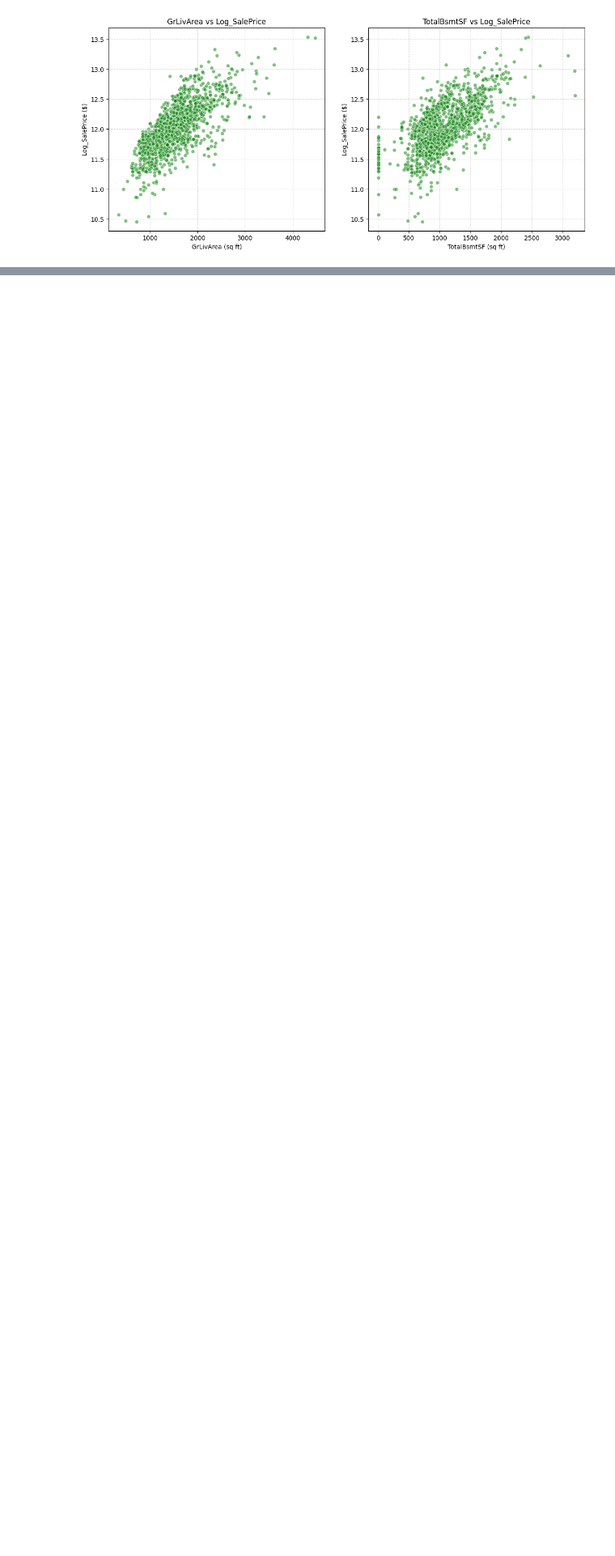
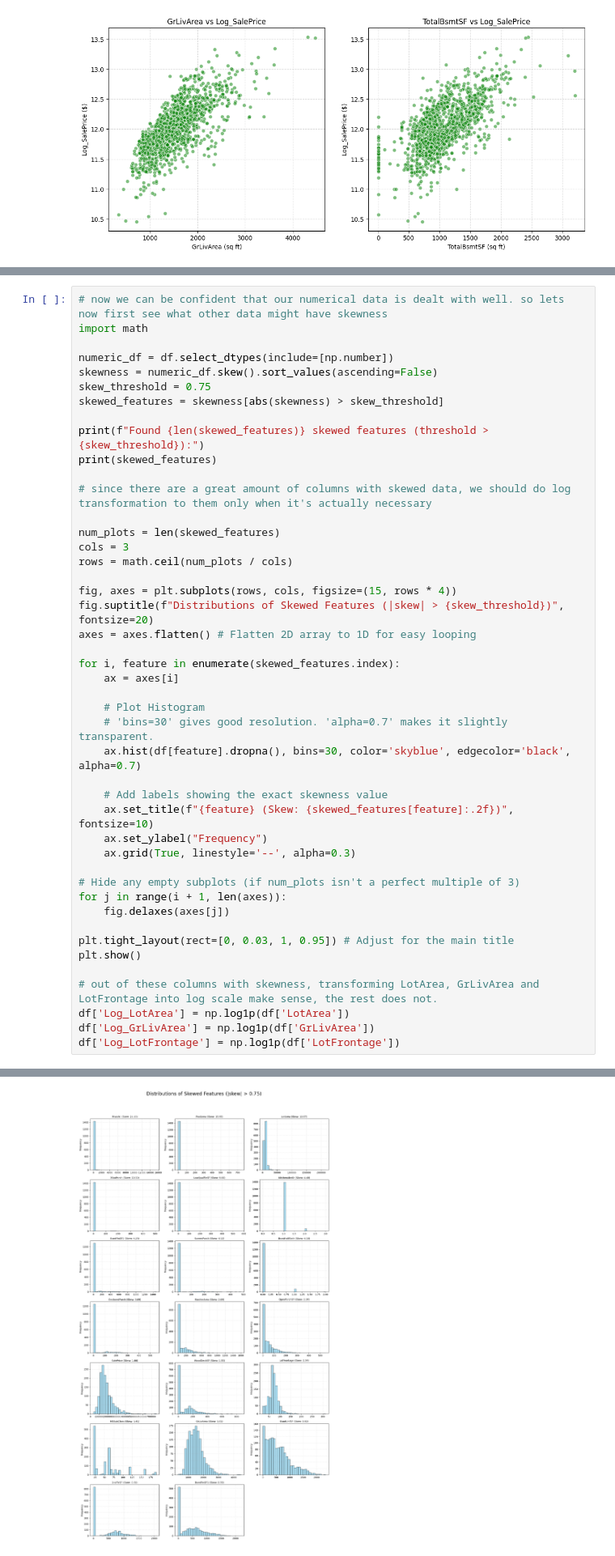
Before and after one commit to Kabir5296/HousingPrices-DS675-Project, a Jupyter notebook: EDA.ipynb, the cells around one changed output, grey strips where cells are left out. Shown at 81% size. Drawn from its saved outputs; the diff is of its cells as text; blank space fills up the shorter version.

```diff
--- a/EDA.ipynb
+++ b/EDA.ipynb
@@ -213,3 +215,49 @@ OverallQual  Log_SalePrice    0.821405
 TotalBsmtSF  1stFlrSF         0.803830
 dtype: float64
 [figure]
+# %%
+# now we can be confident that our numerical data is dealt with well. so lets now first see what other data might have skewness
+import math
+
+numeric_df = df.select_dtypes(include=[np.number])
+skewness = numeric_df.skew().sort_values(ascending=False)
+skew_threshold = 0.75
+skewed_features = skewness[abs(skewness) > skew_threshold]
+
+print(f"Found {len(skewed_features)} skewed features (threshold > {skew_threshold}):")
+print(skewed_features)
+
+# since there are a great amount of columns with skewed data, we should do log transformation to them only when it's actually necessary
+
+num_plots = len(skewed_features)
+cols = 3
+rows = math.ceil(num_plots / cols)
+
+fig, axes = plt.subplots(rows, cols, figsize=(15, rows * 4))
+fig.suptitle(f"Distributions of Skewed Features (|skew| > {skew_threshold})", fontsize=20)
+axes = axes.flatten() # Flatten 2D array to 1D for easy looping
+
+for i, feature in enumerate(skewed_features.index):
+    ax = axes[i]
+
+    # Plot Histogram
+    # 'bins=30' gives good resolution. 'alpha=0.7' makes it slightly transparent.
+    ax.hist(df[feature].dropna(), bins=30, color='skyblue', edgecolor='black', alpha=0.7)
+
+    # Add labels showing the exact skewness value
+    ax.set_title(f"{feature} (Skew: {skewed_features[feature]:.2f})", fontsize=10)
+    ax.set_ylabel("Frequency")
+    ax.grid(True, linestyle='--', alpha=0.3)
+
+# Hide any empty subplots (if num_plots isn't a perfect multiple of 3)
+for j in range(i + 1, len(axes)):
+    fig.delaxes(axes[j])
+
+plt.tight_layout(rect=[0, 0.03, 1, 0.95]) # Adjust for the main title
+plt.show()
+
+# out of these columns with skewness, transforming LotArea, GrLivArea and LotFrontage into log scale make sense, the rest does not.
+df['Log_LotArea'] = np.log1p(df['LotArea'])
+df['Log_GrLivArea'] = np.log1p(df['GrLivArea'])
+df['Log_LotFrontage'] = np.log1p(df['LotFrontage'])
+# %% [output]
@@ -215,0 +281 @@ dtype: float64
+[figure, added]
```
Also changed, not shown: parts of 4 cells of this notebook, 1 other file.
